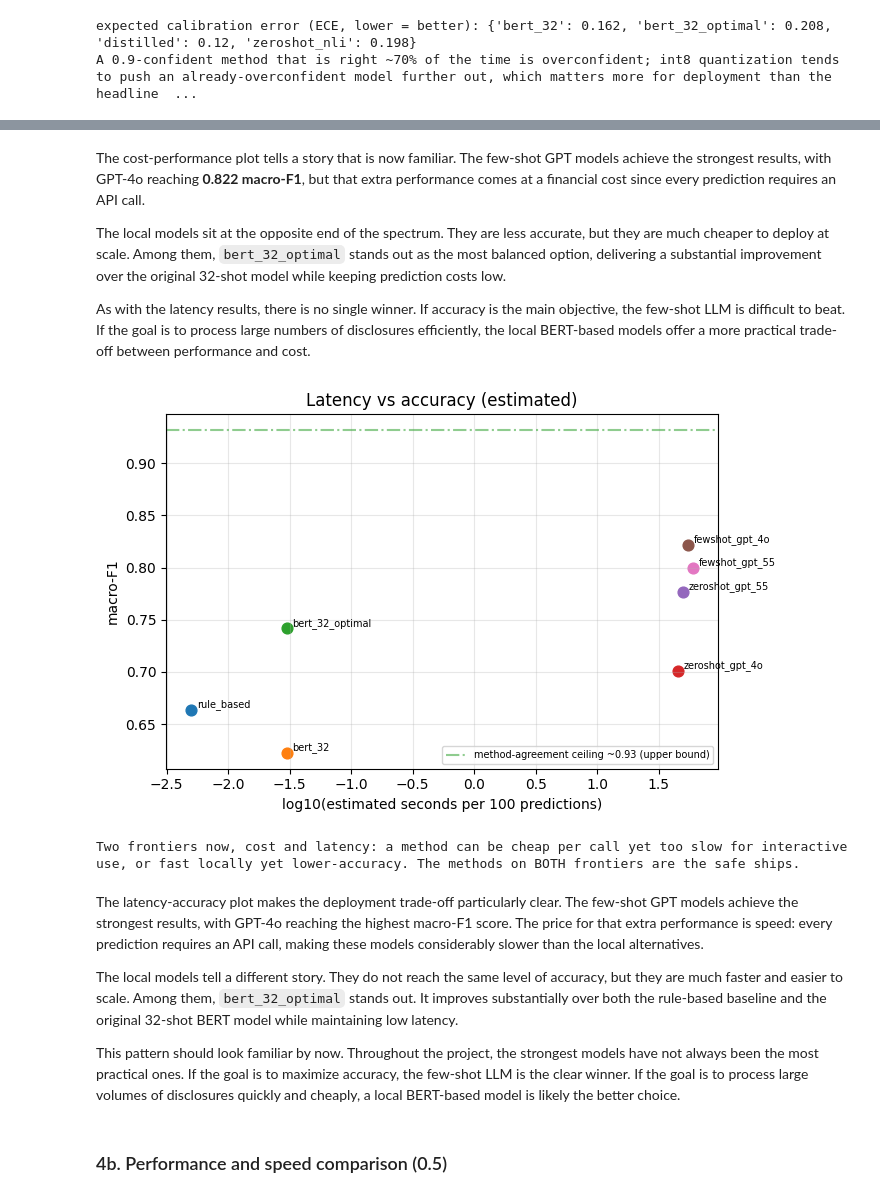
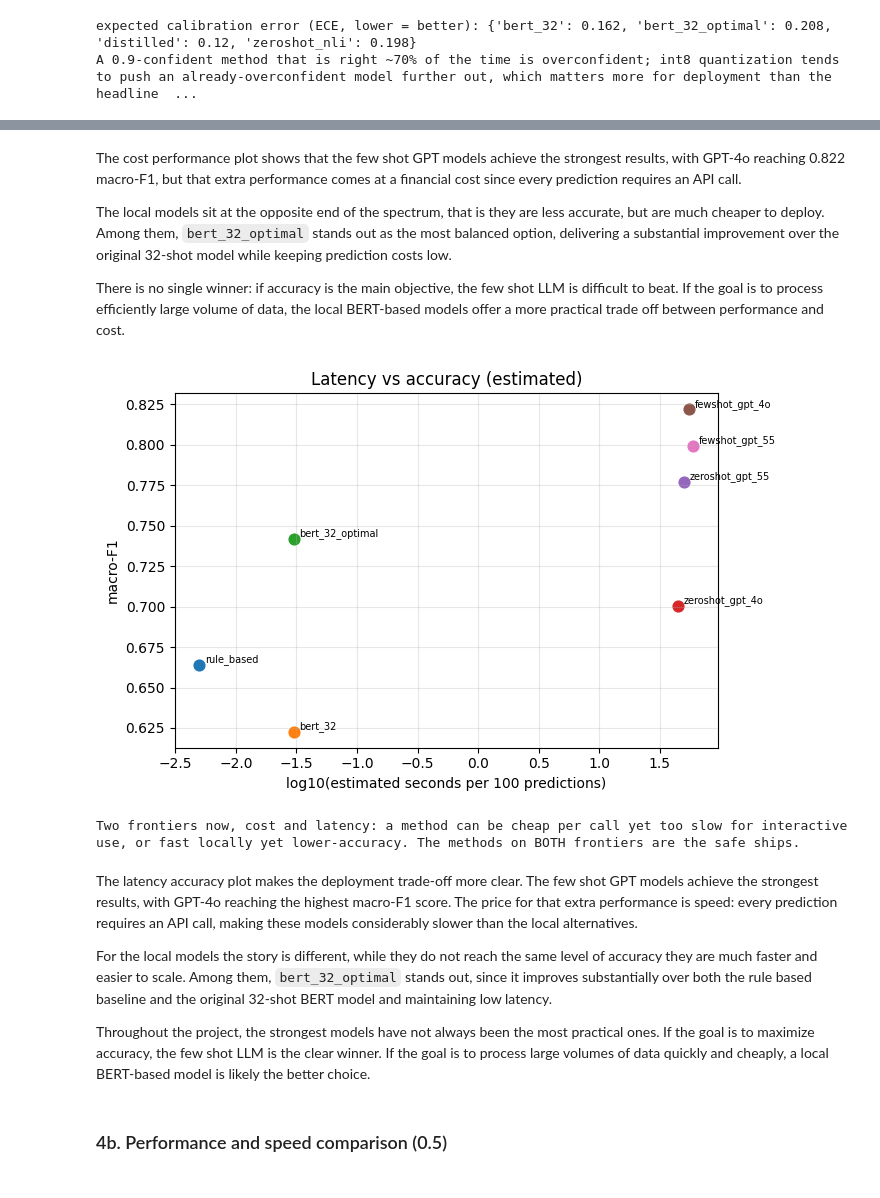
Before and after one commit to Michaeldg94/BSE_greenwashing-detection-nlp, a Jupyter notebook: notebooks/Armour_Canal_Goncalves_Guinea_Climate_Classification.ipynb, the cells around one changed output, grey strips where cells are left out. Cells and saved outputs as stored; diff of their text form; code cells hidden in the pictures.

```diff
--- a/notebooks/greenwashing_claim_classification_v2.ipynb
+++ b/notebooks/Armour_Canal_Goncalves_Guinea_Climate_Classification.ipynb
@@ -1989,7 +1984,7 @@ print(
 LLM setup: key=yes | models=['gpt_4o', 'gpt_55'] | smoke=off
 # %%
 # 2c (B) ensure the zero-shot caches: one CSV per model; the API is called only for rows
-# missing from data/cache/<kind>/<kind>_<model>.csv, so reruns are free and resumable.
+# missing from outputs/zeroshot/<kind>_<model>.csv, so reruns are free and resumable.
 ZS_SYSTEM = "You are a precise text classifier."
 
 
@@ -2012,7 +2007,7 @@ def parse_pred(raw):
 
 
 def ensure_llm_preds(key, kind, build_user):
-    """Fill data/cache/<kind>/<kind>_<key>.csv, querying the API only for missing rows.
+    """Fill outputs/zeroshot/<kind>_<key>.csv, querying the API only for missing rows.
 
     Shared by 2c (kind='zeroshot') and the 2e few-shot add-on (kind='fewshot');
     only the user-prompt builder differs. T=0 for a correctness task;
@@ -2067,7 +2062,7 @@ for _key in ACTIVE_MODELS:
 # 2c (B) score cached predictions - no API calls; runs keyless from the cached CSVs.
 # Missing or partial caches are reported and skipped, never fabricated.
 def score_llm_cache(kind):
-    """Score data/cache/<kind>/<kind>_<key>.csv for every active model into RESULTS."""
+    """Score outputs/zeroshot/<kind>_<key>.csv for every active model into RESULTS."""
     for key in ACTIVE_MODELS:
         path = cache_path(kind, key)
         n = SMOKE_N or len(TEST_TEXTS)
@@ -2324,7 +2319,7 @@ for other_model in [m for m in model_cols if m != "gpt_55"]:
     plt.tight_layout()
 
     plt.savefig(
-        FIG_DIR / f"07_transition_{other_model}_vs_gpt55_ordered.png",
+        OUT_DIR / f"transition_{other_model}_vs_gpt55_ordered.png",
         dpi=300,
         bbox_inches="tight"
     )
@@ -2919,5 +2895,6 @@ for frac in FRACTIONS:
     curve.append({"fraction": frac, "n_train": n, "macro_f1": f1})
 
 curve_df = pd.DataFrame(curve)
-curve_df.to_json(TAB_DIR / "learning_curve.json", orient="records", indent=2)
+curve_df.to_json(OUT_DIR / "learning_curve.json", orient="records", indent=2)
+RESULTS["bert_full"] = float(curve_df.loc[curve_df["fraction"] == 1.0, "macro_f1"].iloc[0])
 curve_df
@@ -3652,37 +3682,36 @@ print("Frontier = the upper-left hull: cheapest method at each accuracy level. "
 Frontier = the upper-left hull: cheapest method at each accuracy level. Screening 1M paragraphs vs an analyst tool pick different points.
 # %% [markdown]
-The cost-performance plot tells a story that is now familiar. The few-shot GPT models achieve the strongest results, with GPT-4o reaching **0.822 macro-F1**, but that extra performance comes at a financial cost since every prediction requires an API call.
+The cost performance plot shows that the few shot GPT models achieve the strongest results, with GPT-4o reaching 0.822 macro-F1, but that extra performance comes at a financial cost since every prediction requires an API call.
 
-The local models sit at the opposite end of the spectrum. They are less accurate, but they are much cheaper to deploy at scale. Among them, `bert_32_optimal` stands out as the most balanced option, delivering a substantial improvement over the original 32-shot model while keeping prediction costs low.
+The local models sit at the opposite end of the spectrum, that is they are less accurate, but are much cheaper to deploy. Among them, `bert_32_optimal` stands out as the most balanced option, delivering a substantial improvement over the original 32-shot model while keeping prediction costs low.
 
-As with the latency results, there is no single winner. If accuracy is the main objective, the few-shot LLM is difficult to beat. If the goal is to process large numbers of disclosures efficiently, the local BERT-based models offer a more practical trade-off between performance and cost.
+There is no single winner: if accuracy is the main objective, the few shot LLM is difficult to beat. If the goal is to process efficiently large volume of data, the local BERT-based models offer a more practical trade off between performance and cost.
 # %%
 # The second deployment axis. Same methods, x = log10(seconds per 100
 # predictions). Estimated, not measured for the API: local models ~0.01-0.05s/100; an LLM call ~30-60s/100
 # sequential (~3-6s batched). A method can sit on the cost frontier yet be dominated on latency, and vice versa.
 import numpy as np
 import matplotlib.pyplot as plt
 _lat = {"rule_based": 0.005, "bert_32": 0.03, "bert_32_optimal": 0.03, "benchmark": 0.03,
         "zeroshot_gpt_4o": 45.0, "zeroshot_gpt_55": 50.0, "fewshot_gpt_4o": 55.0, "fewshot_gpt_55": 60.0}
 _pts = [(np.log10(_lat[k]), RESULTS[k], k) for k in _lat if k in RESULTS]
 plt.figure(figsize=(7, 4.5))
 for _x, _y, _k in _pts:
     plt.scatter(_x, _y, s=60); plt.annotate(_k, (_x, _y), fontsize=7, xytext=(4, 2), textcoords="offset points")
-plt.axhline(NOISE_CEILING, ls="-.", c="#4a4", alpha=0.6, label=f"method-agreement ceiling ~{NOISE_CEILING:.2f} (upper bound)")
 plt.xlabel("log10(estimated seconds per 100 predictions)"); plt.ylabel("macro-F1")
-plt.title("Latency vs accuracy (estimated)"); plt.legend(fontsize=7); plt.grid(alpha=0.3); plt.tight_layout()
-plt.savefig(FIG_DIR / "17_latency_pareto.png", dpi=130); plt.show()
+plt.title("Latency vs accuracy (estimated)"); plt.grid(alpha=0.3); plt.tight_layout()
+plt.savefig(OUT_DIR / "latency_pareto.png", dpi=130); plt.show()
 print("Two frontiers now, cost and latency: a method can be cheap per call yet too slow for "
       "interactive use, or fast locally yet lower-accuracy. The methods on BOTH frontiers are the safe ships.")
 # %% [output]
-[figure, old version]
+[figure, new version]
 Two frontiers now, cost and latency: a method can be cheap per call yet too slow for interactive use, or fast locally yet lower-accuracy. The methods on BOTH frontiers are the safe ships.
 # %% [markdown]
-The latency-accuracy plot makes the deployment trade-off particularly clear. The few-shot GPT models achieve the strongest results, with GPT-4o reaching the highest macro-F1 score. The price for that extra performance is speed: every prediction requires an API call, making these models considerably slower than the local alternatives.
+The latency accuracy plot makes the deployment trade-off more clear. The few shot GPT models achieve the strongest results, with GPT-4o reaching the highest macro-F1 score. The price for that extra performance is speed: every prediction requires an API call, making these models considerably slower than the local alternatives.
 
-The local models tell a different story. They do not reach the same level of accuracy, but they are much faster and easier to scale. Among them, `bert_32_optimal` stands out. It improves substantially over both the rule-based baseline and the original 32-shot BERT model while maintaining low latency.
+For the local models the story is different, while they do not reach the same level of accuracy they are much faster and easier to scale. Among them, `bert_32_optimal` stands out, since it improves substantially over both the rule based baseline and the original 32-shot BERT model and maintaining low latency.
 
-This pattern should look familiar by now. Throughout the project, the strongest models have not always been the most practical ones. If the goal is to maximize accuracy, the few-shot LLM is the clear winner. If the goal is to process large volumes of disclosures quickly and cheaply, a local BERT-based model is likely the better choice.
+Throughout the project, the strongest models have not always been the most practical ones. If the goal is to maximize accuracy, the few shot LLM is the clear winner. If the goal is to process large volumes of data quickly and cheaply, a local BERT-based model is likely the better choice.
 # %% [markdown]
 ### 4b. Performance and speed comparison (0.5)
 # %%
```
Also changed, not shown: parts of 69 cells of this notebook.
